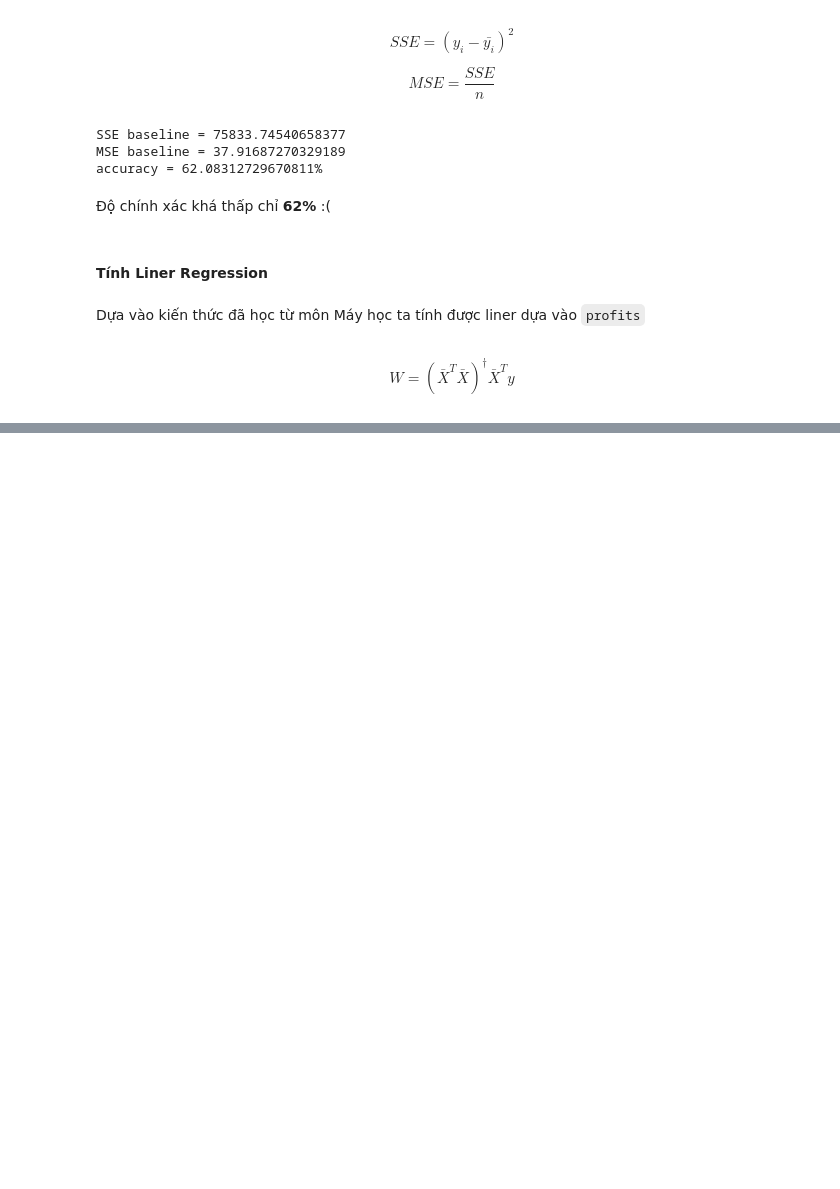
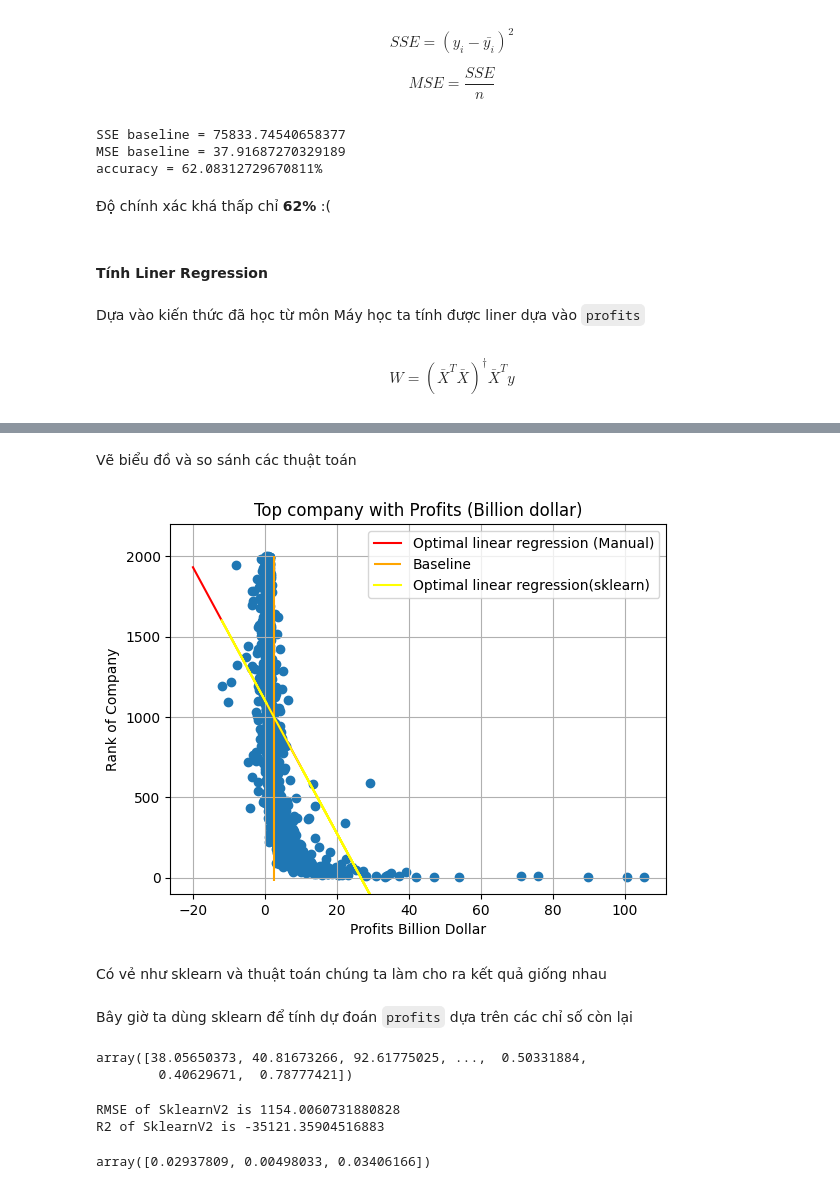
Before and after one commit to gittvhub12/KHDL, a Jupyter notebook: DoAn_KHDL.ipynb, the cells around one changed output, grey strips where cells are left out. Cells and saved outputs as stored; diff of their text form; code cells hidden in the pictures; blank space fills up the shorter version.

```diff
--- a/DoAn_KHDL.ipynb
+++ b/DoAn_KHDL.ipynb
@@ -380,0 +397,56 @@ w =  [[1103.87535568]
+# %% [markdown]
+Vẽ biểu đồ và so sánh các thuật toán
+# %%
+y2 = w_1 * x0 + w_0  # Tính từ kết quả ở trên
+plt.scatter(df_company['Profits (B$)'], df_company.index)
+
+plt.plot(x0,y2,label = "Optimal linear regression (Manual)",color = 'red')
+plt.vlines(baseline, -20, 2000, color = 'orange', label="Baseline")
+plt.plot(X_train,y3,label = "Optimal linear regression(sklearn)", color ='yellow')
+
+plt.legend(loc="upper right")
+
+plt.title("Top company with Profits (Billion dollar)")
+plt.xlabel('Profits Billion Dollar')
+plt.ylabel('Rank of Company')
+
+plt.ylim([-100,2200])
+
+plt.grid()
+plt.show()
+# %% [output]
+[figure, added]
+# %% [markdown]
+Có vẻ như sklearn và thuật toán chúng ta làm cho ra kết quả giống nhau
+# %% [markdown]
+Bây giờ ta dùng sklearn để tính dự đoán `profits` dựa trên các chỉ số còn lại
+# %%
+# X_train = df_company[['Sales (B$)','Profits (B$)','Assets (B$)','Market value (B$)']]
+# y_train = df_company.index
+# df_company['Rank'] = df_company.index
+X_train = df_company[['Sales (B$)','Assets (B$)','Market value (B$)']]
+y_train = df_company['Profits (B$)']
+
+model = LinearRegression()
+model.fit(X=X_train,y = y_train)
+y4 = model.predict(X=X_train)
+y4
+# %% [output]
+array([38.05650373, 40.81673266, 92.61775025, ...,  0.50331884,
+        0.40629671,  0.78777421])
+# %%
+predictedPrices = y4
+SSE_SklearnV2 = np.sum((df_company.index - predictedPrices)**2)
+MSE_SklearnV2 = SSE_SklearnV2/len(df_company)
+RMSE_SklearnV2 = MSE_SklearnV2 ** 0.5
+R2 = 1 - MSE_SklearnV2 / MSE_baseline;
+print('RMSE of SklearnV2 is '+ str(RMSE_SklearnV2))
+print('R2 of SklearnV2 is '+ str(R2))
+print()
+# %% [output]
+RMSE of SklearnV2 is 1154.0060731880828
+R2 of SklearnV2 is -35121.35904516883
+# %%
+model.coef_
+# %% [output]
+array([0.02937809, 0.00498033, 0.03406166])
```
Also changed, not shown: parts of 4 cells of this notebook.
